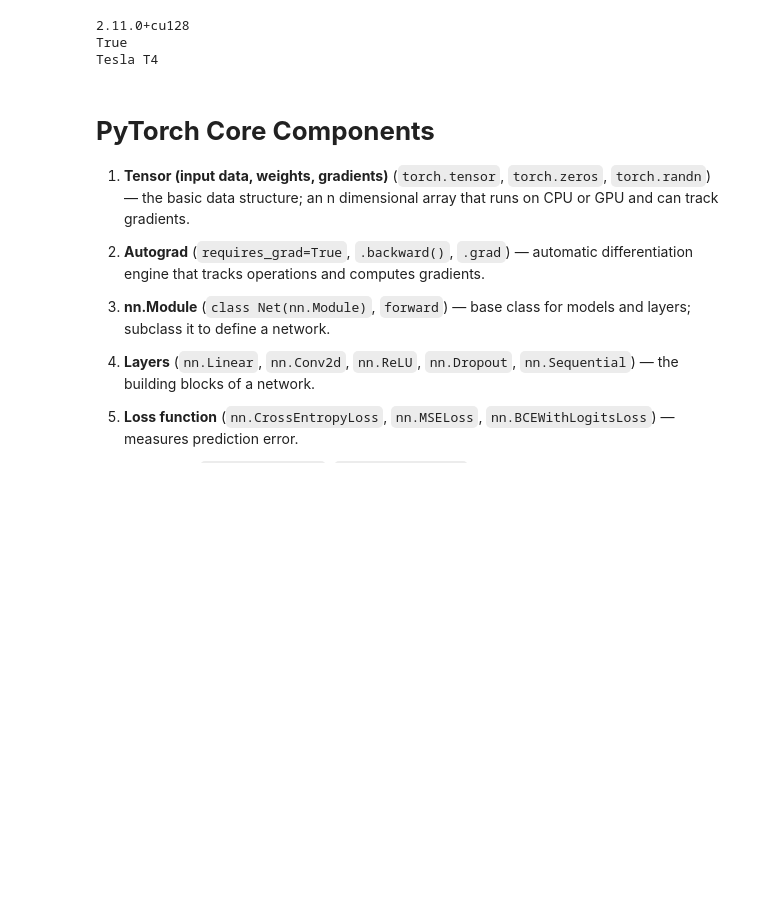
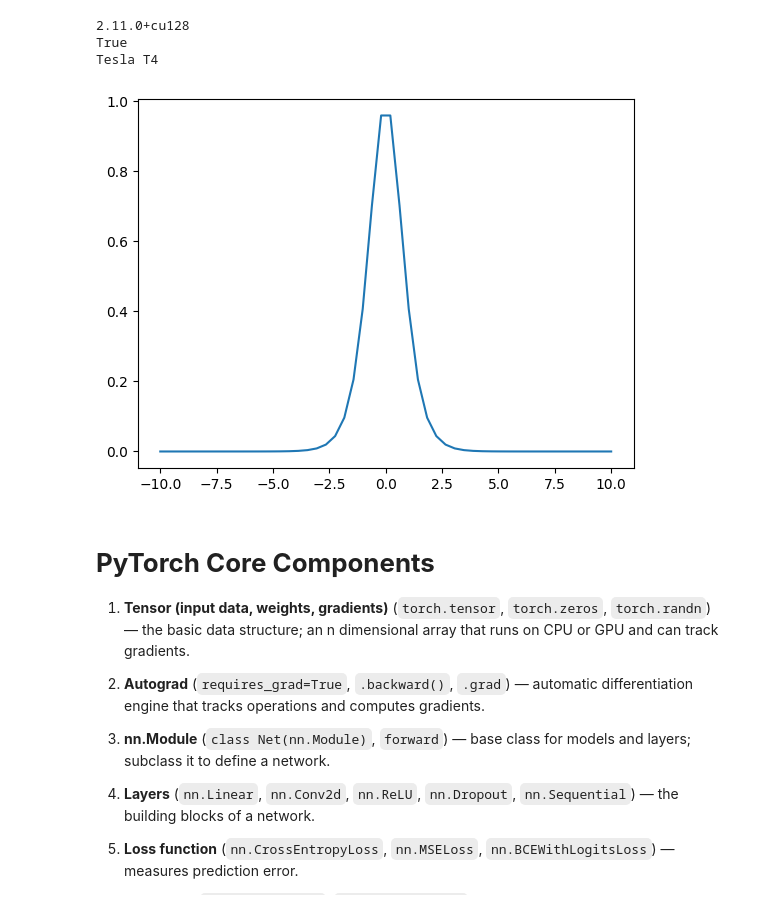
Before and after one commit to Louis-codes/TUM_deep_learning, a Jupyter notebook: 01_PyTorch_test.ipynb, the cells around one changed output. Cells and saved outputs as stored; diff of their text form; code cells hidden in the pictures; blank space fills up the shorter version.

```diff
--- a/01_PyTorch_test.ipynb
+++ b/01_PyTorch_test.ipynb
@@ -8,6 +8,17 @@ print(torch.cuda.get_device_name(0) if torch.cuda.is_available() else "CPU only"
 2.11.0+cu128
 True
 Tesla T4
+# %%
+import numpy as np
+from matplotlib import pyplot as plt
+
+x = np.linspace(-10, 10)
+y = 1 - np.tanh(x) ** 2
+
+plt.plot(x, y)
+plt.show()
+# %% [output]
+[figure, added]
 # %% [markdown]
 # **PyTorch Core Components**
 
```
